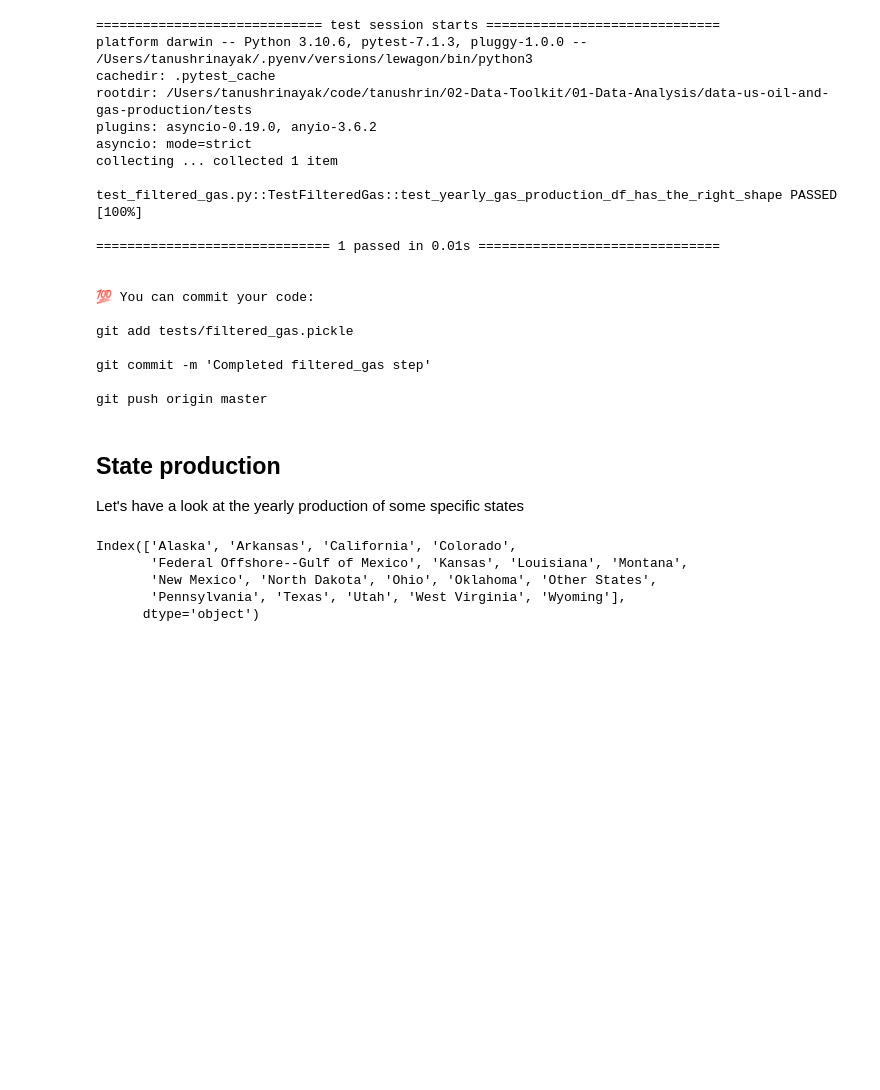
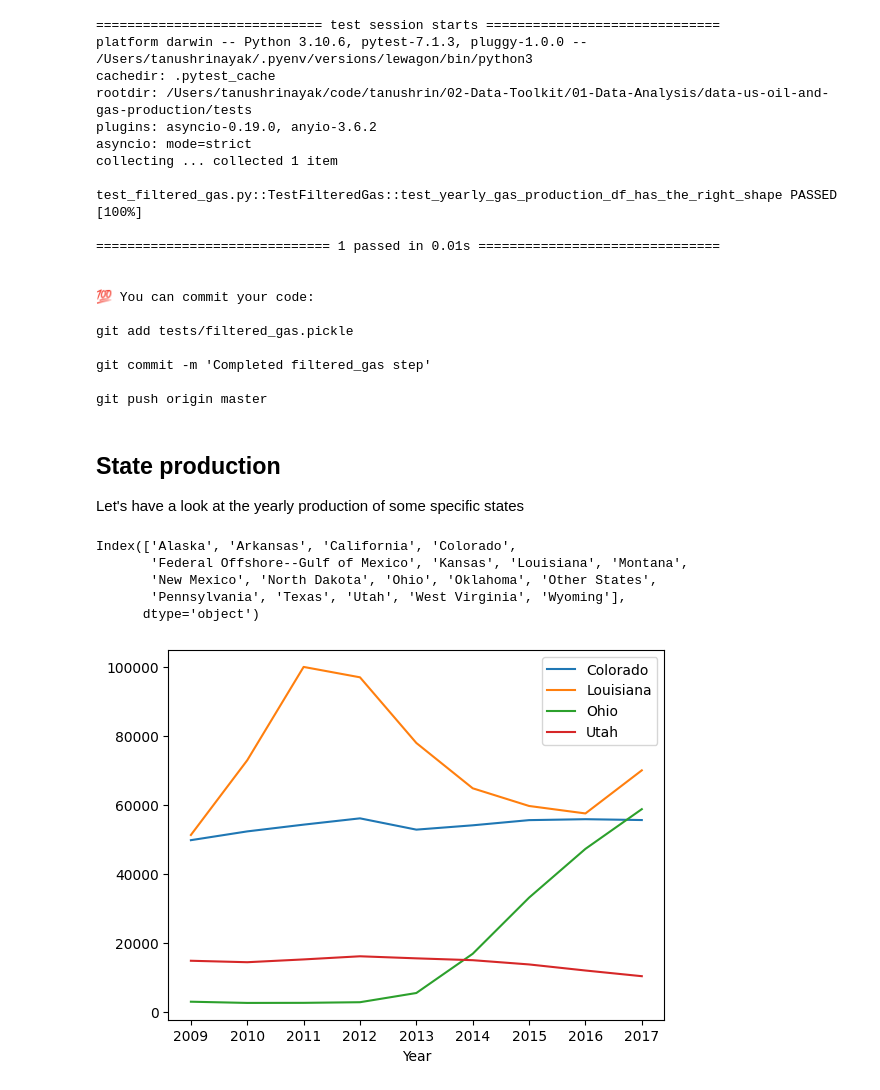
Before and after one commit to tanushrin/data-us-oil-and-gas-production, a Jupyter notebook: oil_and_gas.ipynb, the cells around one changed output. Cells and saved outputs as stored; diff of their text form; code cells hidden in the pictures; blank space fills up the shorter version.

```diff
--- a/oil_and_gas.ipynb
+++ b/oil_and_gas.ipynb
@@ -209,7 +209,7 @@ plot.set_xlabel("Year");
 [figure]
 # %%
 yearly_gas_df.info()
-filtered_yearly_gas_df = yearly_gas_df[1:10]
+filtered_yearly_gas_df = yearly_gas_df[1:-1]
 filtered_yearly_gas_df
 # %% [output]
 <class 'pandas.core.frame.DataFrame'>
@@ -289,3 +289,8 @@ Index(['Alaska', 'Arkansas', 'California', 'Colorado',
        'New Mexico', 'North Dakota', 'Ohio', 'Oklahoma', 'Other States',
        'Pennsylvania', 'Texas', 'Utah', 'West Virginia', 'Wyoming'],
       dtype='object')
+# %%
+plot = filtered_yearly_gas_df.filter(items=['Colorado', 'Louisiana', 'Ohio', 'Utah']).plot()
+plot.set_xlabel("Year");
+# %% [output]
+[figure, added]
```
Also changed, not shown: parts of 12 cells of this notebook, 1 other file.
